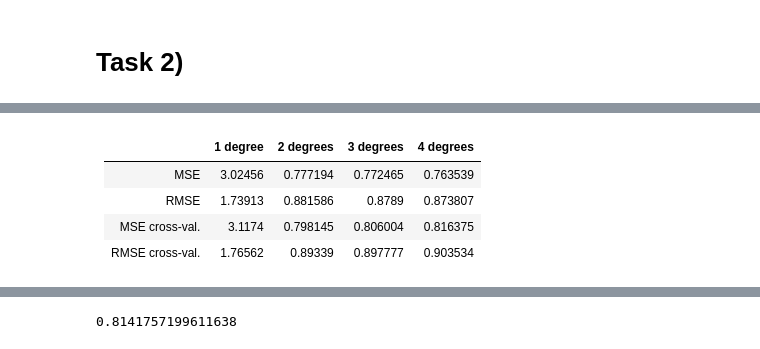
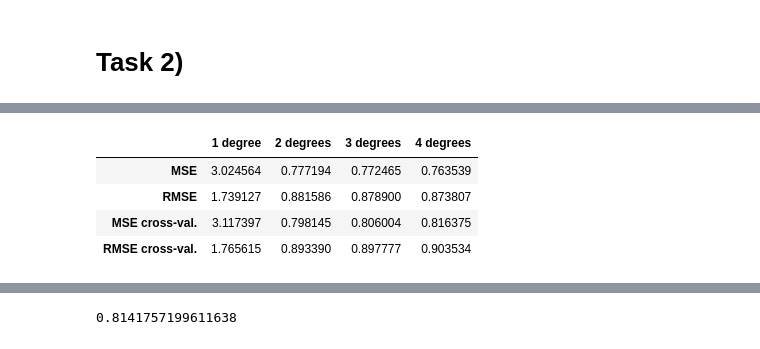
Before and after one commit to Nico0302/handson-ml3, a Jupyter notebook: E1_best_model.ipynb, the cells around one changed output, grey strips where cells are left out. Cells and saved outputs as stored; diff of their text form; code cells hidden in the pictures.

```diff
--- a/E1_best_model.ipynb
+++ b/E1_best_model.ipynb
@@ -89,28 +93,23 @@ plt.show()
 # %% [output]
 [drawing not drawn]
 # %%
-#| label: tbl-gen-loss
-#| tbl-pos: h
-#| tbl-cap: "Prediction error for different polynomial degrees on the generated data."
-
 from sklearn.model_selection import cross_val_score
 
 max_degree = 4
 
 df_full = get_loss_df(X,y, X, y, max_degree=max_degree)
 df_cross = pd.DataFrame(index=["MSE cross-val.", "RMSE cross-val."])
 for degree in range(1, max_degree + 1):
     rmses = -cross_val_score(get_pipeline(degree), X, y,
                               scoring="neg_root_mean_squared_error", cv=10)
     df_cross[get_label(degree)] = [rmses.mean()**2, rmses.mean()]
 
 df = pd.concat([df_full, df_cross], axis=0)
 
-Markdown(df.to_markdown())
+df
 # %% [output]
-|                 |   1 degree |   2 degrees |   3 degrees |   4 degrees |
-|:----------------|-----------:|------------:|------------:|------------:|
-| MSE             |    3.02456 |    0.777194 |    0.772465 |    0.763539 |
-| RMSE            |    1.73913 |    0.881586 |    0.8789   |    0.873807 |
-| MSE cross-val.  |    3.1174  |    0.798145 |    0.806004 |    0.816375 |
-| RMSE cross-val. |    1.76562 |    0.89339  |    0.897777 |    0.903534 |
+|  | 1 degree | 2 degrees | 3 degrees | 4 degrees |
+| MSE | 3.024564 | 0.777194 | 0.772465 | 0.763539 |
+| RMSE | 1.739127 | 0.881586 | 0.878900 | 0.873807 |
+| MSE cross-val. | 3.117397 | 0.798145 | 0.806004 | 0.816375 |
+| RMSE cross-val. | 1.765615 | 0.893390 | 0.897777 | 0.903534 |
```
Also changed, not shown: parts of 3 cells of this notebook, 1 other file.
